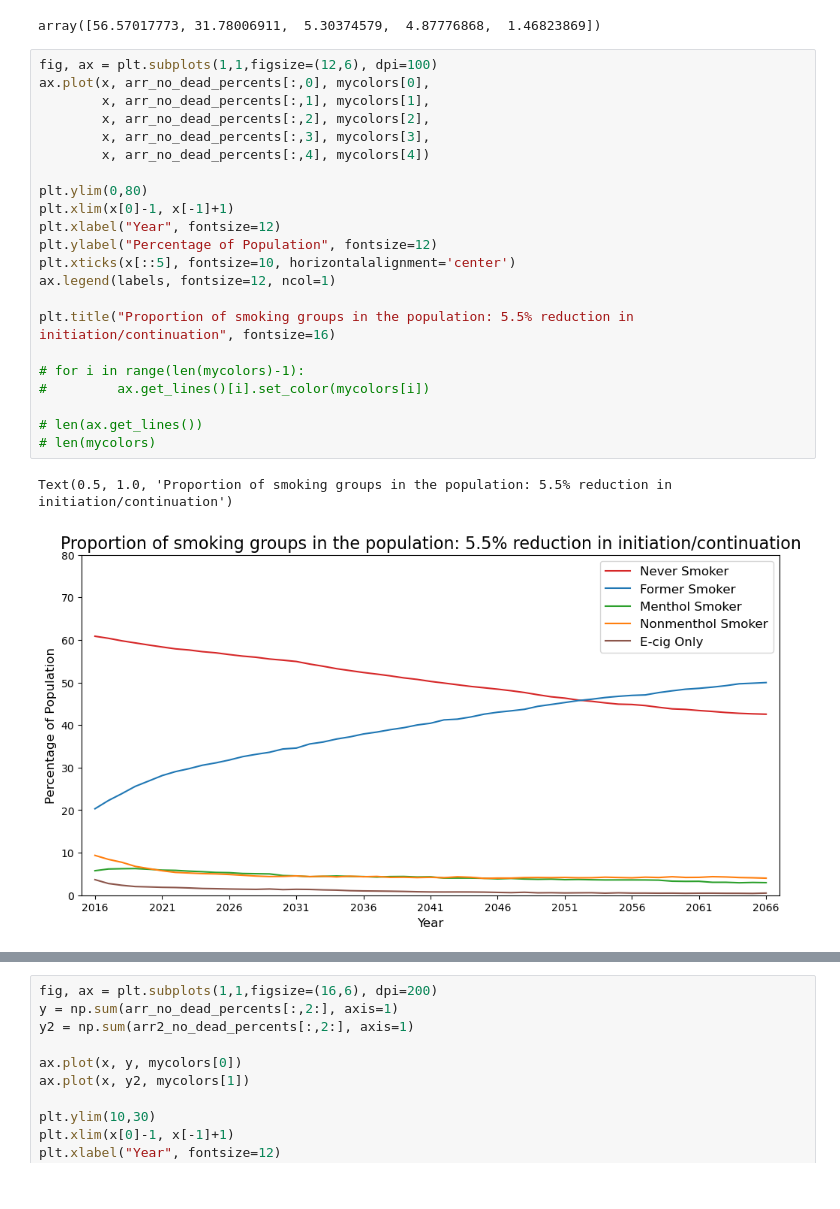
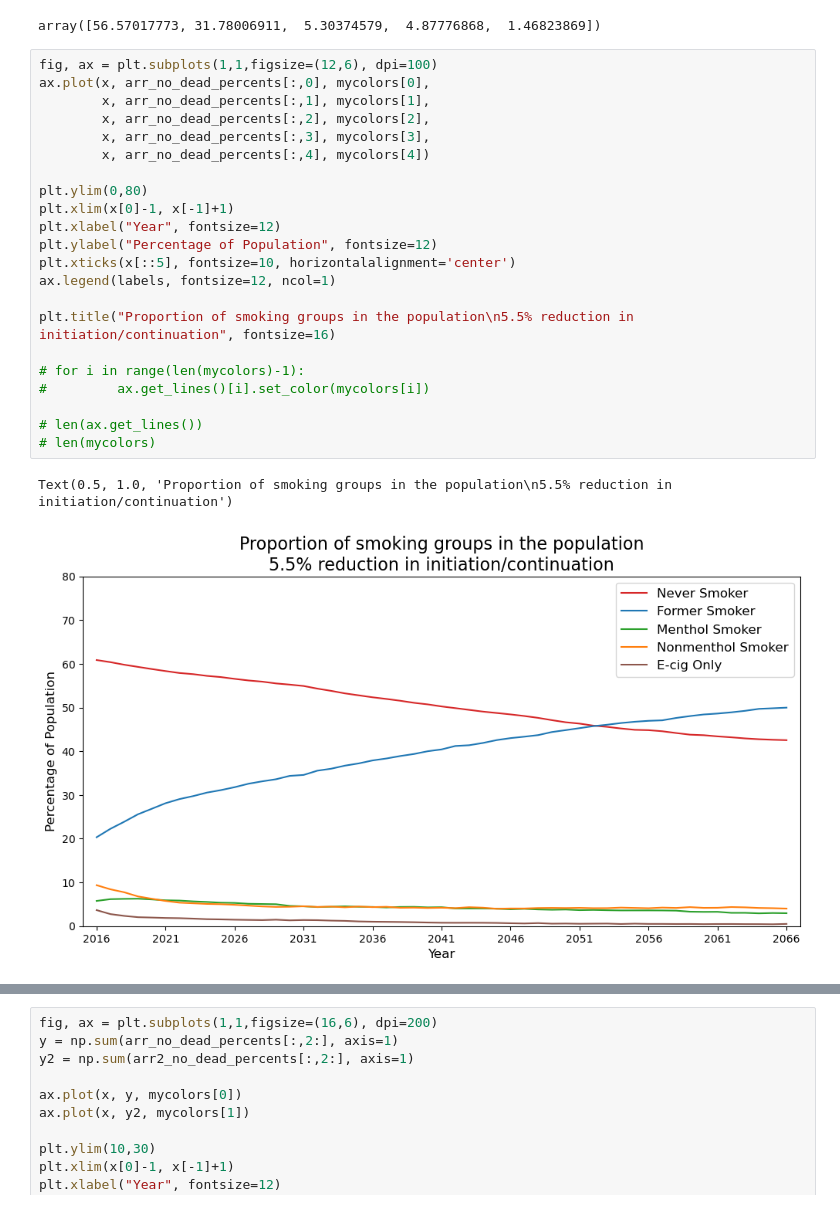
Before and after one commit to tapphughesn/menthol-model, a Jupyter notebook: mentholmodel/inspect_data.ipynb, the cells around one changed output, grey strips where cells are left out. Saved outputs shown, nothing was run; the diff lists cells and outputs as text.

```diff
--- a/mentholmodel/inspect_data.ipynb
+++ b/mentholmodel/inspect_data.ipynb
@@ -115,28 +115,28 @@ array([56.57017773, 31.78006911,  5.30374579,  4.87776868,  1.46823869])
 # %%
 fig, ax = plt.subplots(1,1,figsize=(12,6), dpi=100)
 ax.plot(x, arr_no_dead_percents[:,0], mycolors[0],
         x, arr_no_dead_percents[:,1], mycolors[1],
         x, arr_no_dead_percents[:,2], mycolors[2],
         x, arr_no_dead_percents[:,3], mycolors[3],
         x, arr_no_dead_percents[:,4], mycolors[4])
 
 plt.ylim(0,80)
 plt.xlim(x[0]-1, x[-1]+1)
 plt.xlabel("Year", fontsize=12)
 plt.ylabel("Percentage of Population", fontsize=12)
 plt.xticks(x[::5], fontsize=10, horizontalalignment='center')
 ax.legend(labels, fontsize=12, ncol=1)
 
-plt.title("Proportion of smoking groups in the population: 5.5% reduction in initiation/continuation", fontsize=16)
+plt.title("Proportion of smoking groups in the population\n5.5% reduction in initiation/continuation", fontsize=16)
 
 # for i in range(len(mycolors)-1):
 #         ax.get_lines()[i].set_color(mycolors[i])
 
 # len(ax.get_lines())
 # len(mycolors)
 # %% [output]
-Text(0.5, 1.0, 'Proportion of smoking groups in the population: 5.5% reduction in initiation/continuation')
+Text(0.5, 1.0, 'Proportion of smoking groups in the population\n5.5% reduction in initiation/continuation')
-[figure, old version]
+[figure, new version]
 # %%
 
 fig, ax = plt.subplots(1,1,figsize=(12,6), dpi=100)
```
Also changed, not shown: parts of 3 cells of this notebook, 6 other files.
